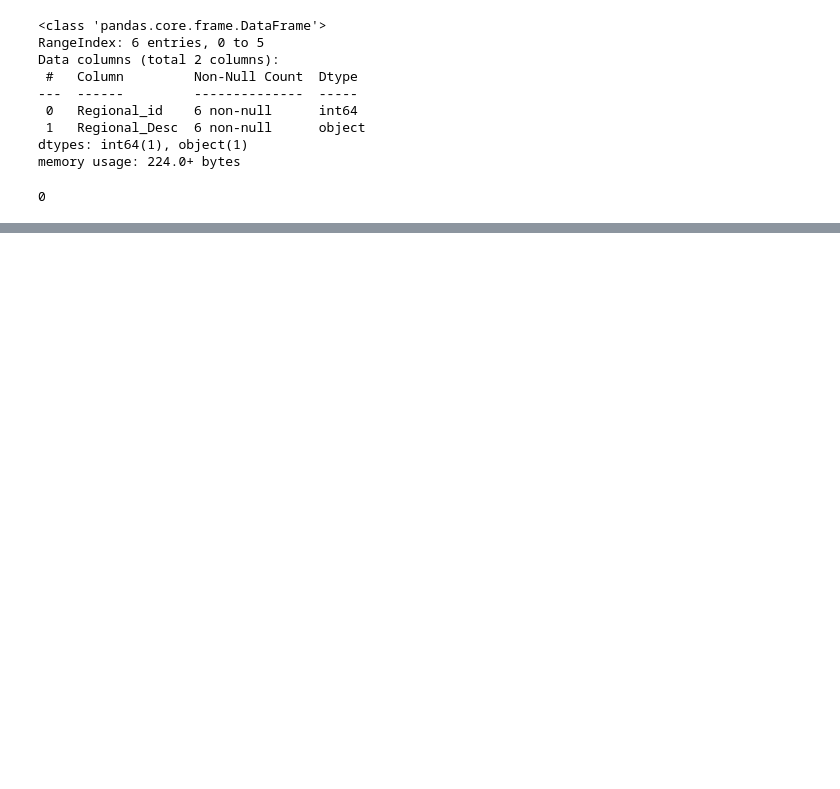
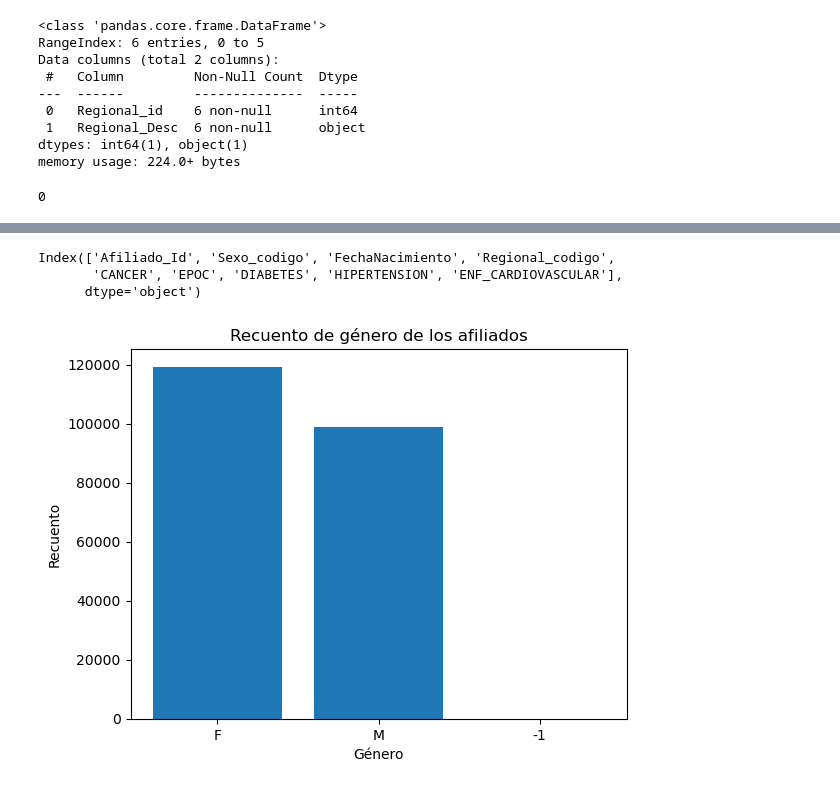
Before and after one commit to juanrodrizc/caso_analitica_finanzas, a Jupyter notebook: exploracion.ipynb, the cells around one changed output, grey strips where cells are left out. Saved outputs shown, nothing was run; the diff lists cells and outputs as text; code cells hidden in the pictures; blank space fills up the shorter version.

Commit message:
exploración tabla sociodemografica

```diff
--- a/exploracion.ipynb
+++ b/exploracion.ipynb
@@ -59,0 +137,3 @@ memory usage: 224.0+ bytes
+# %%
+# Aplicar la función lambda a la columna 'FechasExcel' y crear una nueva columna 'FechasConvertidas'
+sociodemograficas['FechaNacimiento'] = sociodemograficas['FechaNacimiento'].apply(lambda x: datetime.datetime(1899, 12, 30) + datetime.timedelta(days=x))
@@ -59,0 +173,21 @@ memory usage: 224.0+ bytes
+# %%
+sociodemograficas.columns
+# %% [output]
+Index(['Afiliado_Id', 'Sexo_codigo', 'FechaNacimiento', 'Regional_codigo',
+       'CANCER', 'EPOC', 'DIABETES', 'HIPERTENSION', 'ENF_CARDIOVASCULAR'],
+      dtype='object')
+# %%
+genero_counts = sociodemograficas['Sexo_codigo'].value_counts()
+
+# Crear el gráfico de barras
+plt.bar(genero_counts.index, genero_counts.values)
+
+# Personalizar el gráfico
+plt.xlabel('Género')
+plt.ylabel('Recuento')
+plt.title('Recuento de género de los afiliados')
+
+# Mostrar el gráfico
+plt.show()
+# %% [output]
+[figure, added]
```
Also changed, not shown: parts of 25 cells of this notebook.
